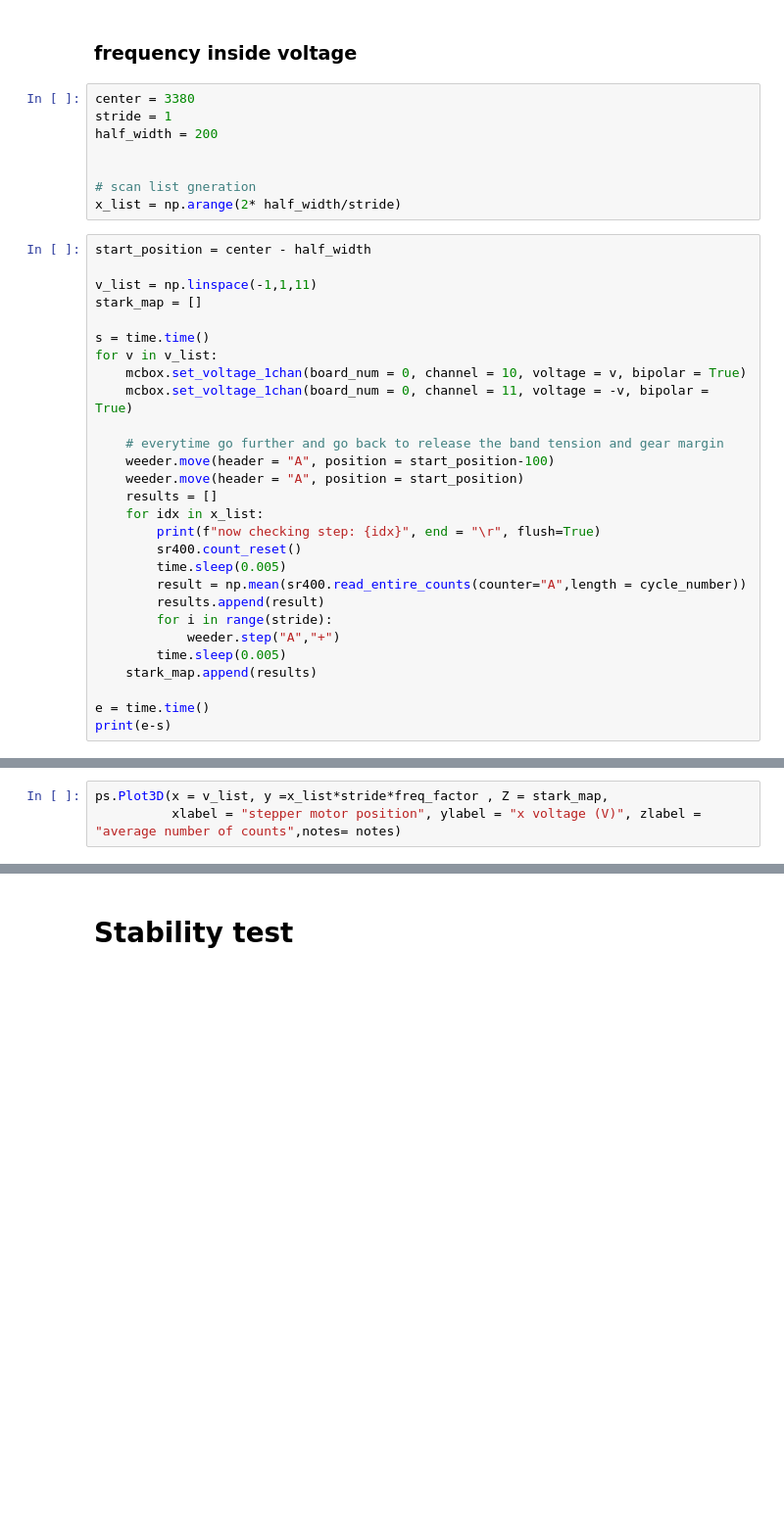
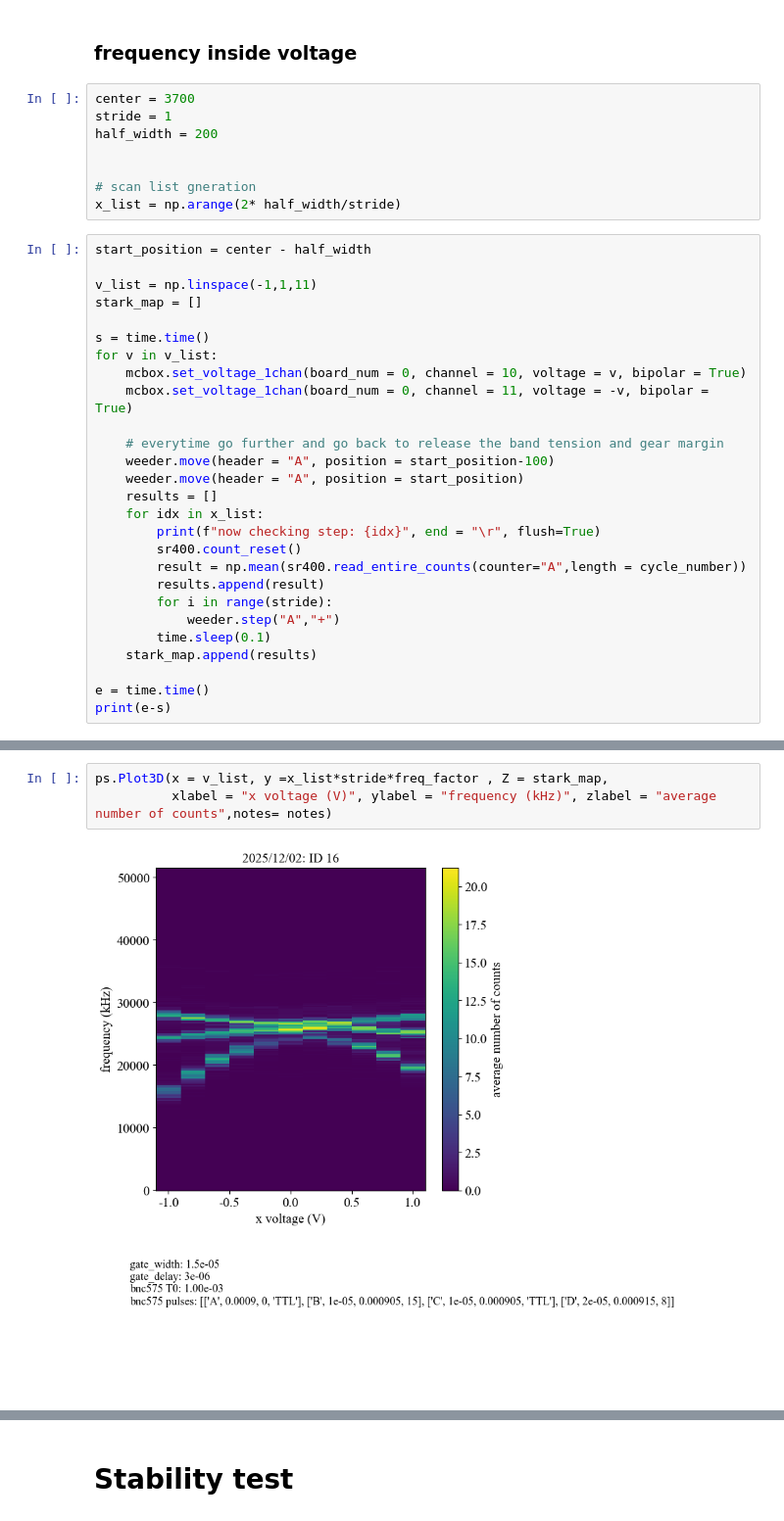
Before and after one commit to FENG-MengLong/ExperimentCode, a Jupyter notebook: 2025.11.30.ipynb, the cells around one changed output, grey strips where cells are left out. Shown at 98% size. Cells and saved outputs as stored; diff of their text form; blank space fills up the shorter version.

```diff
--- a/2025.11.30.ipynb
+++ b/2025.11.30.ipynb
@@ -152,7 +172,7 @@ ps.Plot2D(x = x_list*stride*freq_factor, y = None, Z = results,
 # %% [markdown]
 ### frequency inside voltage
 # %%
-center = 3380
+center = 3700
 stride = 1
 half_width = 200
 
@@ -177,12 +197,11 @@ for v in v_list:
     for idx in x_list:
         print(f"now checking step: {idx}", end = "\r", flush=True)
         sr400.count_reset()
-        time.sleep(0.005)
         result = np.mean(sr400.read_entire_counts(counter="A",length = cycle_number))
         results.append(result)
         for i in range(stride):
             weeder.step("A","+")
-        time.sleep(0.005)
+        time.sleep(0.1)
     stark_map.append(results)
 
 e = time.time()
@@ -190,3 +227,5 @@ print(e-s)
 # %%
 ps.Plot3D(x = v_list, y =x_list*stride*freq_factor , Z = stark_map,
-          xlabel = "stepper motor position", ylabel = "x voltage (V)", zlabel = "average number of counts",notes= notes)
+          xlabel = "x voltage (V)", ylabel = "frequency (kHz)", zlabel = "average number of counts",notes= notes)
+# %% [output]
+[figure, added]
```
Also changed, not shown: parts of 25 cells of this notebook.
